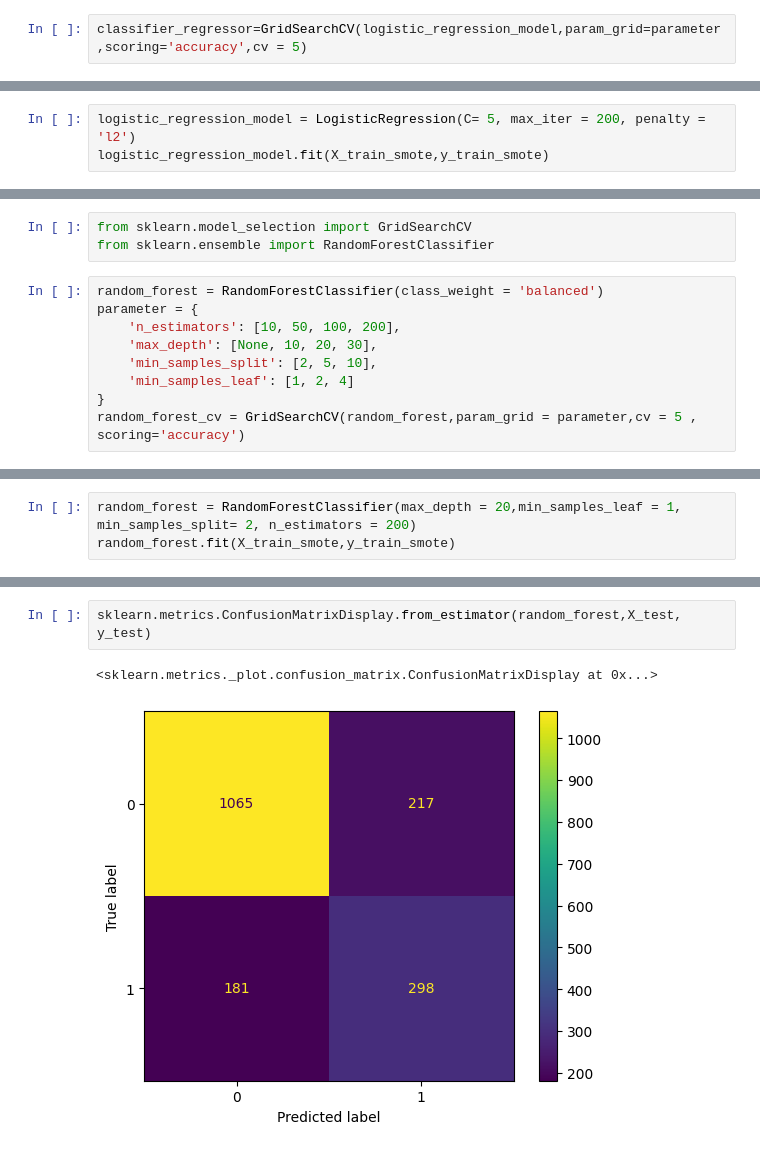
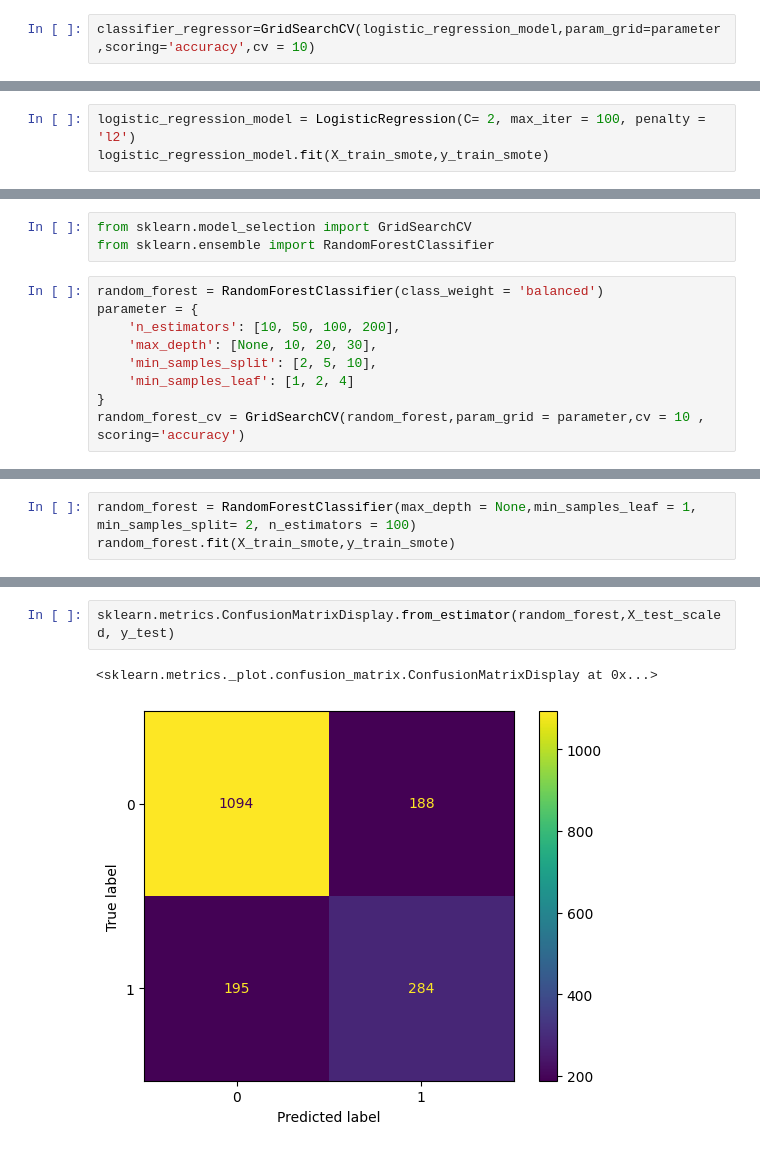
Before and after one commit to snehangshu2002/Customer-Churn-Prediction, a Jupyter notebook: customer.ipynb, the cells around one changed output, grey strips where cells are left out. Cells and saved outputs as stored; diff of their text form.

```diff
--- a/customer.ipynb
+++ b/customer.ipynb
@@ -441,7 +447,7 @@ logistic_regression_model = LogisticRegression()
 from sklearn.model_selection import GridSearchCV
 parameter = {'penalty':['l1','l2','elasticnet'],'C':[1,2,3,4,5,6,10,20,30,40],'max_iter':[100,200,300]}
 # %%
-classifier_regressor=GridSearchCV(logistic_regression_model,param_grid=parameter,scoring='accuracy',cv = 5)
+classifier_regressor=GridSearchCV(logistic_regression_model,param_grid=parameter,scoring='accuracy',cv = 10)
 # %%
 classifier_regressor.fit(X_train_smote,y_train_smote)
 # %% [output]
@@ -478,4 +484,4 @@ print(classifier_regressor.best_score_)
 # %%
-logistic_regression_model = LogisticRegression(C= 5, max_iter = 200, penalty = 'l2')
+logistic_regression_model = LogisticRegression(C= 2, max_iter = 100, penalty = 'l2')
 logistic_regression_model.fit(X_train_smote,y_train_smote)
 # %% [output]
@@ -531,7 +529,7 @@ parameter = {
     'min_samples_split': [2, 5, 10],
     'min_samples_leaf': [1, 2, 4]
 }
-random_forest_cv = GridSearchCV(random_forest,param_grid = parameter,cv = 5 , scoring='accuracy')
+random_forest_cv = GridSearchCV(random_forest,param_grid = parameter,cv = 10 , scoring='accuracy')
 # %%
 random_forest_cv.fit(X_train_smote,y_train_smote)
 # %% [output]
@@ -552,4 +550,4 @@ print(random_forest_cv.best_score_)
 # %%
-random_forest = RandomForestClassifier(max_depth = 20,min_samples_leaf = 1, min_samples_split= 2, n_estimators = 200)
+random_forest = RandomForestClassifier(max_depth = None,min_samples_leaf = 1, min_samples_split= 2, n_estimators = 100)
 random_forest.fit(X_train_smote,y_train_smote)
 # %% [output]
@@ -576,5 +574,5 @@ weighted avg       0.77      0.77      0.77      1761
 # %%
-sklearn.metrics.ConfusionMatrixDisplay.from_estimator(random_forest,X_test, y_test)
+sklearn.metrics.ConfusionMatrixDisplay.from_estimator(random_forest,X_test_scaled, y_test)
 # %% [output]
 <sklearn.metrics._plot.confusion_matrix.ConfusionMatrixDisplay at 0x...>
-[figure, old version]
+[figure, new version]
```
Also changed, not shown: parts of 19 cells of this notebook.
